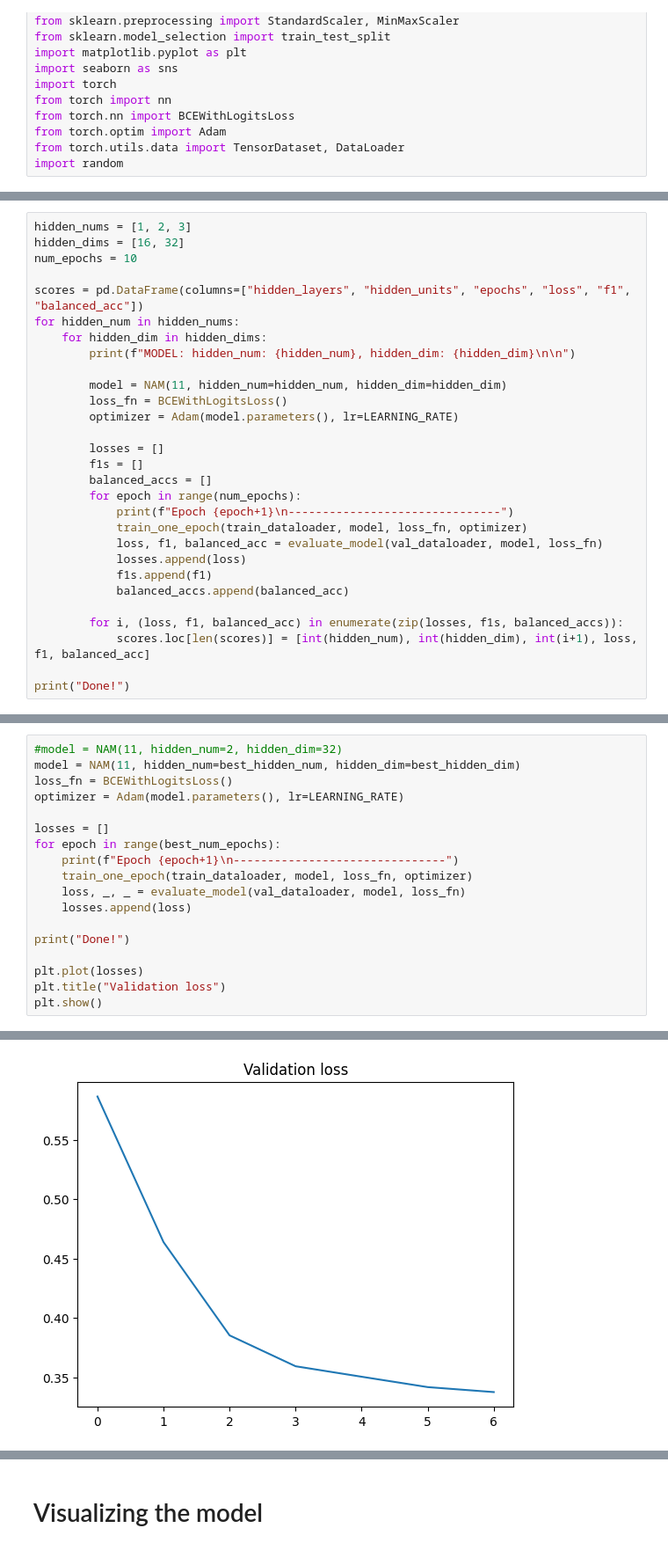
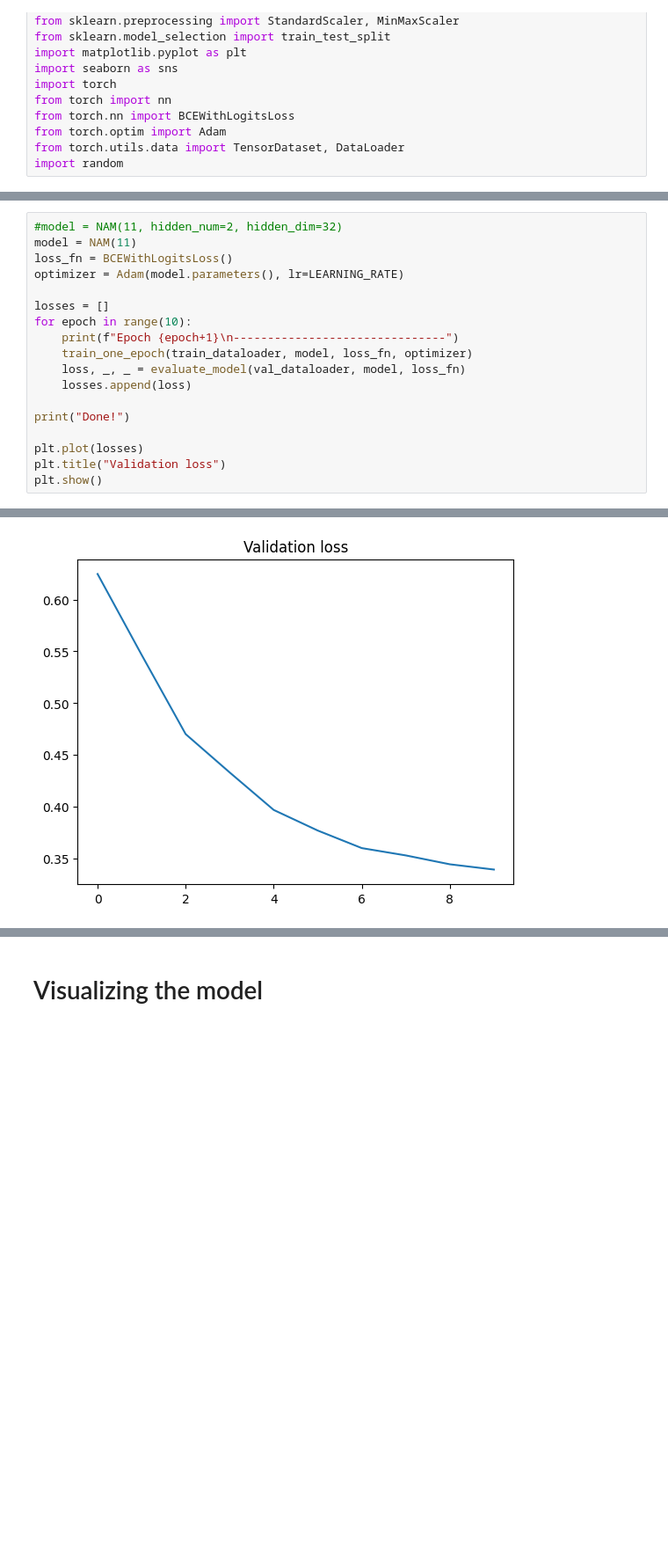
Before and after one commit to olivermarketos/Interpretability_and_Explainability, a Jupyter notebook: p1/4_neural_additive_models.ipynb, the cells around one changed output, grey strips where cells are left out. Shown at 88% size. Saved outputs shown, nothing was run; the diff lists cells and outputs as text; blank space fills up the shorter version.

```diff
--- a/p1/4_neural_additive_models.ipynb
+++ b/p1/4_neural_additive_models.ipynb
@@ -201,29 +292,0 @@ class NAM(nn.Module):
-# %%
-hidden_nums = [1, 2, 3]
-hidden_dims = [16, 32]
-num_epochs = 10
-
-scores = pd.DataFrame(columns=["hidden_layers", "hidden_units", "epochs", "loss", "f1", "balanced_acc"])
-for hidden_num in hidden_nums:
-    for hidden_dim in hidden_dims:
-        print(f"MODEL: hidden_num: {hidden_num}, hidden_dim: {hidden_dim}\n\n")
-
-        model = NAM(11, hidden_num=hidden_num, hidden_dim=hidden_dim)
-        loss_fn = BCEWithLogitsLoss()
-        optimizer = Adam(model.parameters(), lr=LEARNING_RATE)
-
-        losses = []
-        f1s = []
-        balanced_accs = []
-        for epoch in range(num_epochs):
-            print(f"Epoch {epoch+1}\n-------------------------------")
-            train_one_epoch(train_dataloader, model, loss_fn, optimizer)
-            loss, f1, balanced_acc = evaluate_model(val_dataloader, model, loss_fn)
-            losses.append(loss)
-            f1s.append(f1)
-            balanced_accs.append(balanced_acc)
-
-        for i, (loss, f1, balanced_acc) in enumerate(zip(losses, f1s, balanced_accs)):
-            scores.loc[len(scores)] = [int(hidden_num), int(hidden_dim), int(i+1), loss, f1, balanced_acc]
-
-print("Done!")
@@ -279,11 +293,11 @@ best_scores
 # %%
 #model = NAM(11, hidden_num=2, hidden_dim=32)
-model = NAM(11, hidden_num=best_hidden_num, hidden_dim=best_hidden_dim)
+model = NAM(11)
 loss_fn = BCEWithLogitsLoss()
 optimizer = Adam(model.parameters(), lr=LEARNING_RATE)
 
 losses = []
-for epoch in range(best_num_epochs):
+for epoch in range(10):
     print(f"Epoch {epoch+1}\n-------------------------------")
     train_one_epoch(train_dataloader, model, loss_fn, optimizer)
     loss, _, _ = evaluate_model(val_dataloader, model, loss_fn)
@@ -313,4 +327,4 @@ Test Error:
 
 Done!
-[figure, old version]
+[figure, new version]
 # %%
```
Also changed, not shown: parts of 15 cells of this notebook, 6 other files.
